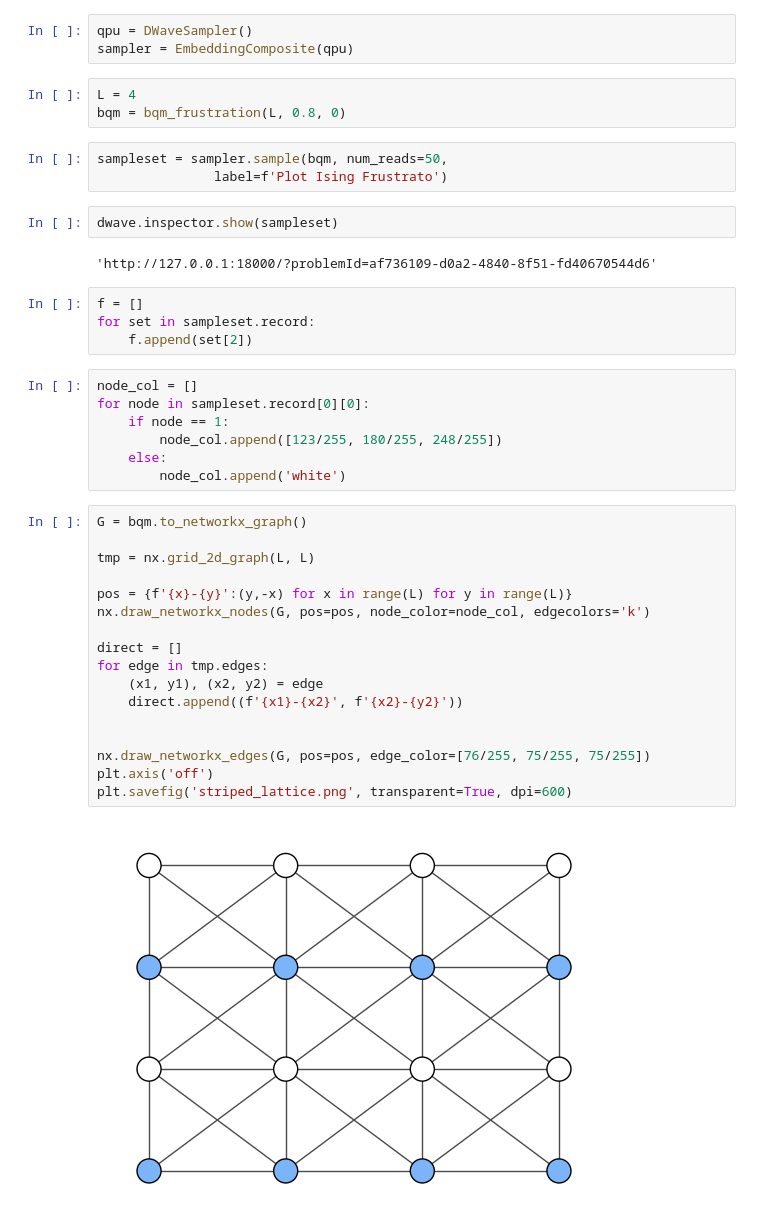
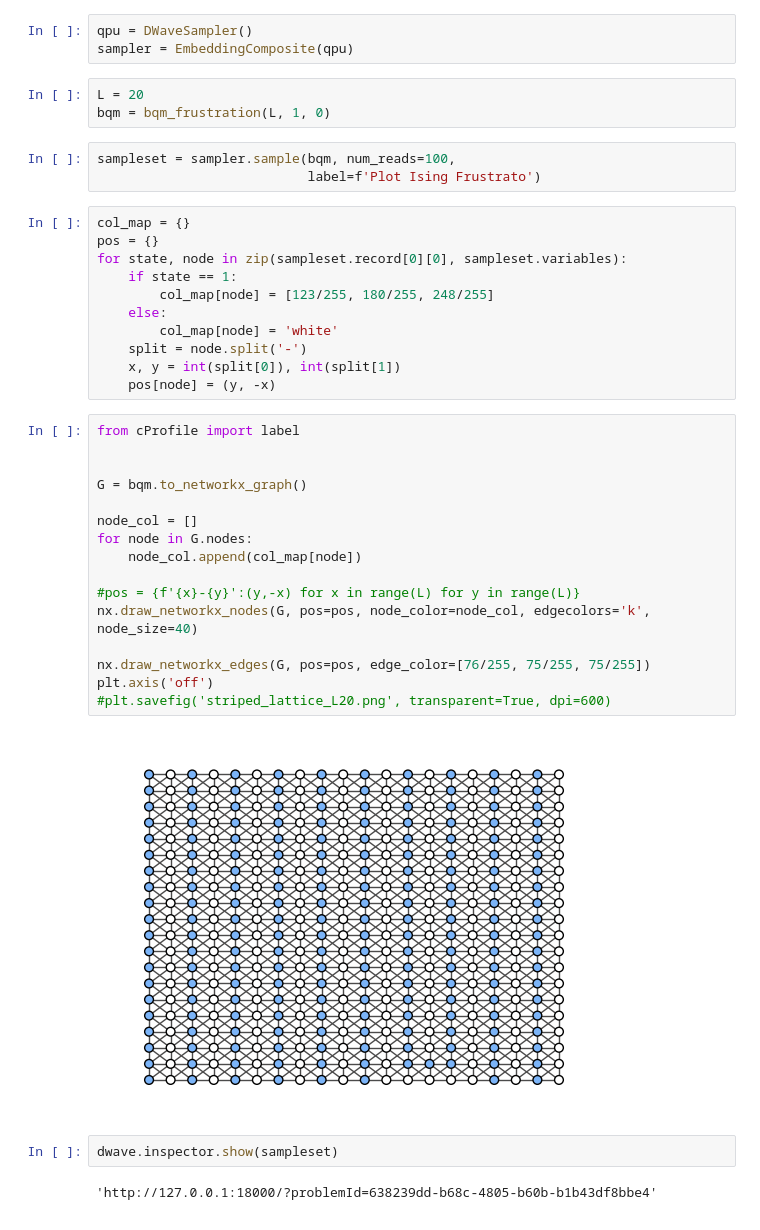
Before and after one commit to Wronsmin/Quantum-Computing, a Jupyter notebook: src/Ising/plots_ising.ipynb, the cells around one changed output. Drawn from its saved outputs; the diff is of its cells as text.

Commit message:
Plotting lattice state

```diff
--- a/src/Ising/plots_ising.ipynb
+++ b/src/Ising/plots_ising.ipynb
@@ -18,42 +18,41 @@ import dwave.inspector
 qpu = DWaveSampler()
 sampler = EmbeddingComposite(qpu)
 # %%
-L = 4
-bqm = bqm_frustration(L, 0.8, 0)
+L = 20
+bqm = bqm_frustration(L, 1, 0)
 # %%
-sampleset = sampler.sample(bqm, num_reads=50,
-               label=f'Plot Ising Frustrato')
+sampleset = sampler.sample(bqm, num_reads=100,
+                           label=f'Plot Ising Frustrato')
+# %%
+col_map = {}
+pos = {}
+for state, node in zip(sampleset.record[0][0], sampleset.variables):
+    if state == 1:
+        col_map[node] = [123/255, 180/255, 248/255]
+    else:
+        col_map[node] = 'white'
+    split = node.split('-')
+    x, y = int(split[0]), int(split[1])
+    pos[node] = (y, -x)
+# %%
+from cProfile import label
+
+
+G = bqm.to_networkx_graph()
+
+node_col = []
+for node in G.nodes:
+    node_col.append(col_map[node])
+
+#pos = {f'{x}-{y}':(y,-x) for x in range(L) for y in range(L)}
+nx.draw_networkx_nodes(G, pos=pos, node_color=node_col, edgecolors='k', node_size=40)
+
+nx.draw_networkx_edges(G, pos=pos, edge_color=[76/255, 75/255, 75/255])
+plt.axis('off')
+#plt.savefig('striped_lattice_L20.png', transparent=True, dpi=600)
+# %% [output]
+[figure, added]
 # %%
 dwave.inspector.show(sampleset)
 # %% [output]
-'http://127.0.0.1:18000/?problemId=af736109-d0a2-4840-8f51-fd40670544d6'
+'http://127.0.0.1:18000/?problemId=638239dd-b68c-4805-b60b-b1b43df8bbe4'
-# %%
-f = []
-for set in sampleset.record:
-    f.append(set[2])
-# %%
-node_col = []
-for node in sampleset.record[0][0]:
-    if node == 1:
-        node_col.append([123/255, 180/255, 248/255])
-    else:
-        node_col.append('white')
-# %%
-G = bqm.to_networkx_graph()
-
-tmp = nx.grid_2d_graph(L, L)
-
-pos = {f'{x}-{y}':(y,-x) for x in range(L) for y in range(L)}
-nx.draw_networkx_nodes(G, pos=pos, node_color=node_col, edgecolors='k')
-
-direct = []
-for edge in tmp.edges:
-    (x1, y1), (x2, y2) = edge
-    direct.append((f'{x1}-{x2}', f'{x2}-{y2}'))
-
-
-nx.draw_networkx_edges(G, pos=pos, edge_color=[76/255, 75/255, 75/255])
-plt.axis('off')
-plt.savefig('striped_lattice.png', transparent=True, dpi=600)
-# %% [output]
-[figure, removed]
```
Also changed, not shown: parts of 2 cells of this notebook, 1 other file.
